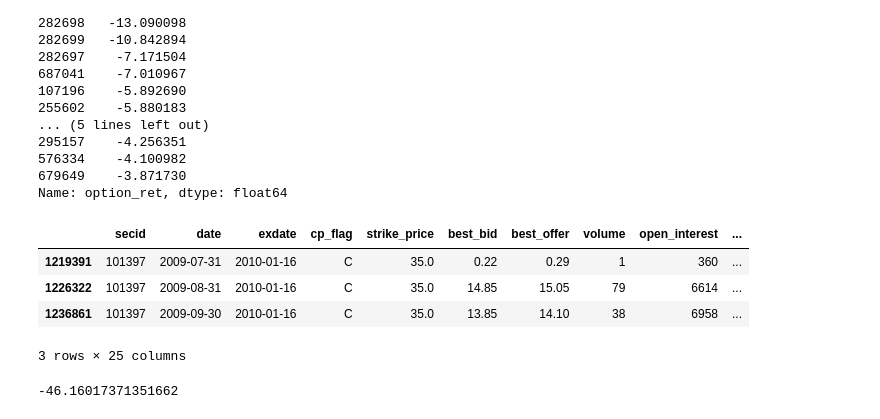
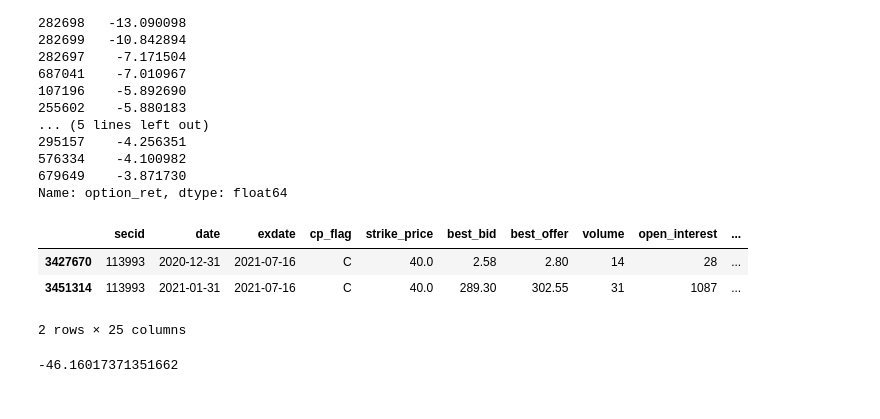
Before and after one commit to maruoss/master-thesis, a Jupyter notebook: notebooks/Explore_Cao_OptionReturns.ipynb, the cells around one changed output. Saved outputs shown, nothing was run; the diff lists cells and outputs as text; code cells hidden in the pictures.

```diff
--- a/notebooks/Explore_Cao_OptionReturns.ipynb
+++ b/notebooks/Explore_Cao_OptionReturns.ipynb
@@ -9,5 +9,5 @@ from sklearn.metrics import confusion_matrix
 ## Stock level
 # %%
 # raw option return data
-raw = pd.read_parquet(r"C:\Users\Mathiass\OneDrive - Universität Zürich UZH\Documents\mt_literature\data\intermediate_data\sp500_call_cao_nadropped.parquet")
+raw = pd.read_parquet(r"C:\Users\Mathiass\OneDrive - Universität Zürich UZH\Documents\mt_literature\data\old\intermediate_data\sp500_call_cao_nadropped.parquet")
 # %%
@@ -452,13 +495,12 @@ small["option_ret"].sort_values(ascending=True).head(20)
 679649    -3.871730
 Name: option_ret, dtype: float64
 # %%
-raw[raw["optionid"] == 46033764]
+raw[raw["optionid"] == 137759524]
 # %% [output]
 |  | secid | date | exdate | cp_flag | strike_price | best_bid | best_offer | volume | open_interest | ... |
-| 1219391 | 101397 | 2009-07-31 | 2010-01-16 | C | 35.0 | 0.22 | 0.29 | 1 | 360 | ... |
-| 1226322 | 101397 | 2009-08-31 | 2010-01-16 | C | 35.0 | 14.85 | 15.05 | 79 | 6614 | ... |
-| 1236861 | 101397 | 2009-09-30 | 2010-01-16 | C | 35.0 | 13.85 | 14.10 | 38 | 6958 | ... |
+| 3427670 | 113993 | 2020-12-31 | 2021-07-16 | C | 40.0 | 2.58 | 2.80 | 14 | 28 | ... |
+| 3451314 | 113993 | 2021-01-31 | 2021-07-16 | C | 40.0 | 289.30 | 302.55 | 31 | 1087 | ... |
-3 rows × 25 columns
+2 rows × 25 columns
 # %%
 ((0.354992 * 325.00) - 295.925) / (0.354992 * 18.84 - 2.690) - 1
 # %% [output]
```
Also changed, not shown: parts of 25 cells of this notebook, 17 other files.
